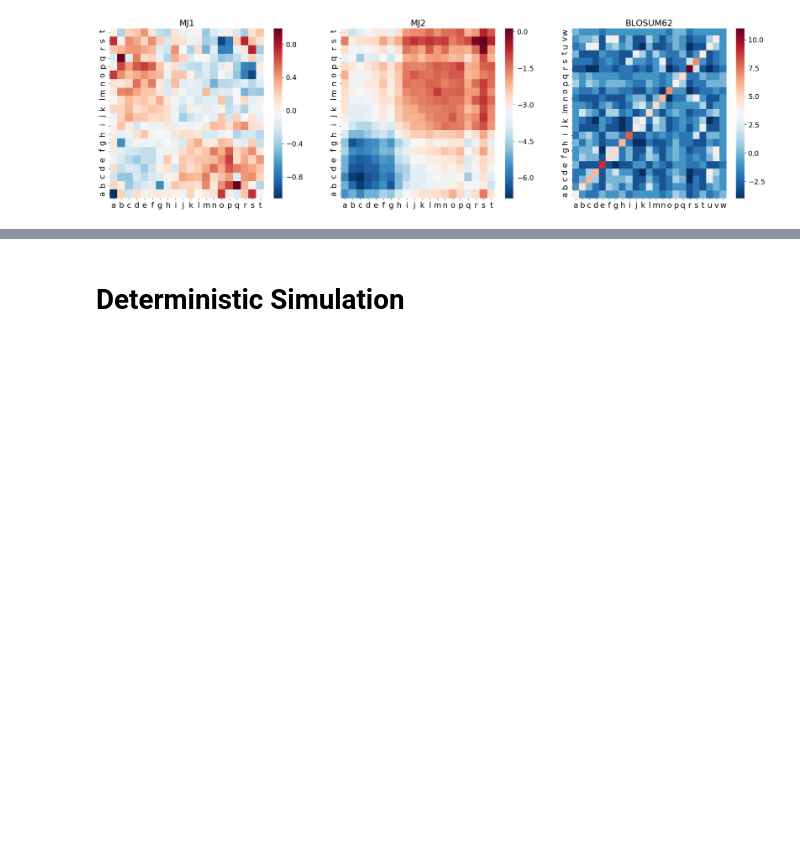
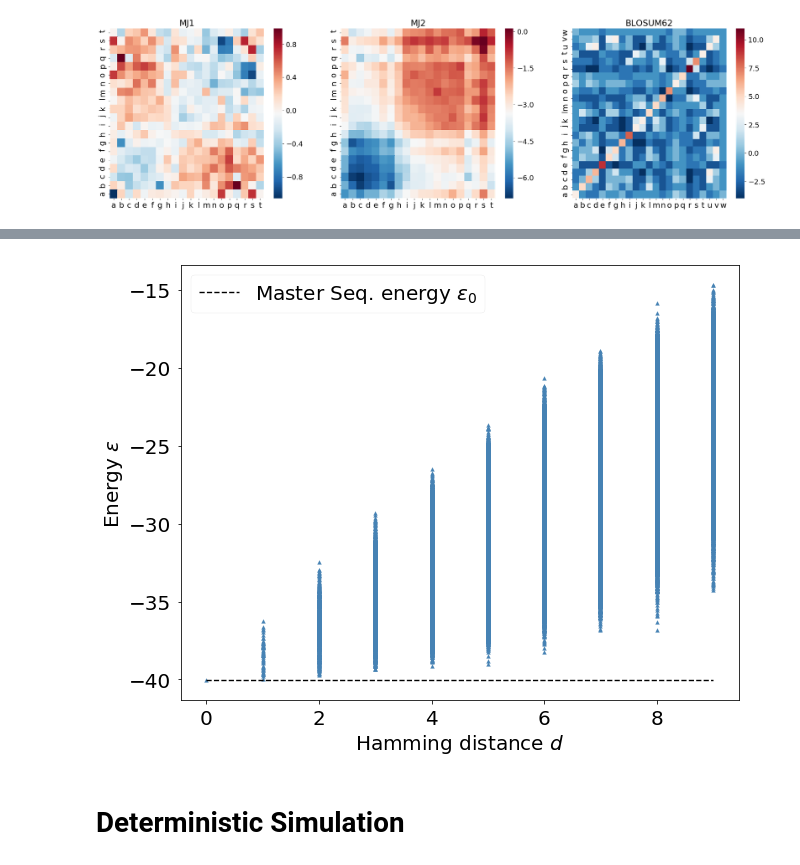
Before and after one commit to betoto008/Affinity_maturation, a Jupyter notebook: Jupyter_Notebooks/Stochastic_simulation.ipynb, the cells around one changed output, grey strips where cells are left out. Cells and saved outputs as stored; diff of their text form; code cells hidden in the pictures; blank space fills up the shorter version.

```diff
--- a/Jupyter_Notebooks/Stochastic_simulation.ipynb
+++ b/Jupyter_Notebooks/Stochastic_simulation.ipynb
@@ -72,3 +74,10 @@ fig.savefig('../Figures/Sequences_MJ2-n_seq-%d.png'%(n_seq))
+# %%
+fig, ax = plt.subplots(1,1, figsize = (10, 8))
+plot_scatter_hamming_distance_energy(distances = distances, energies = energies, ax = ax)
+fig.savefig('../Figures/Scatter_sequences.png')
+#___________________________________________
+# %% [output]
+[figure, added]
 # %% [markdown]
 # Deterministic Simulation
 # %%
```
Also changed, not shown: parts of 11 cells of this notebook, 27 other files.
